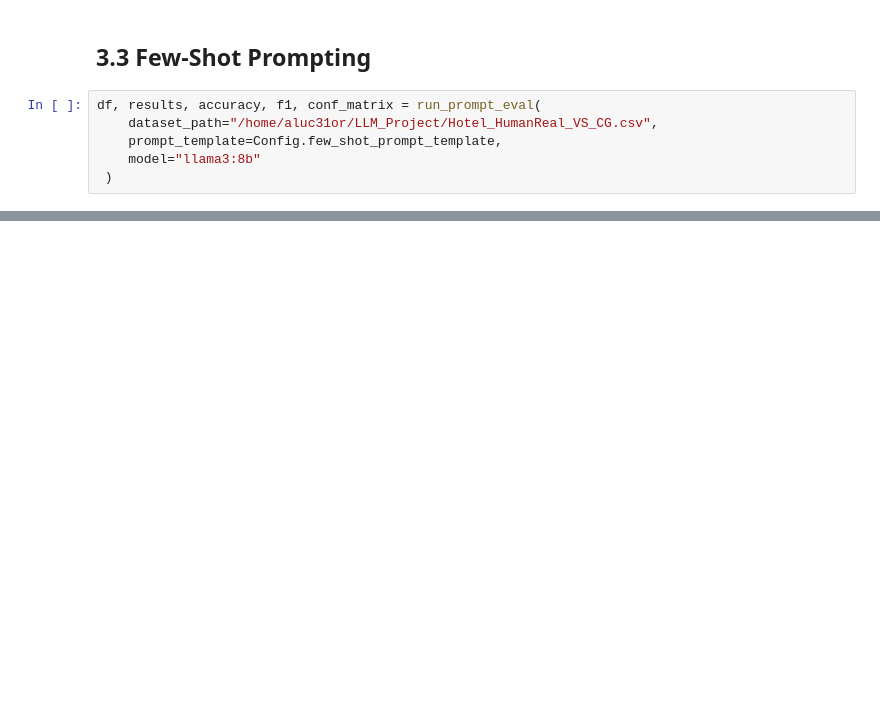
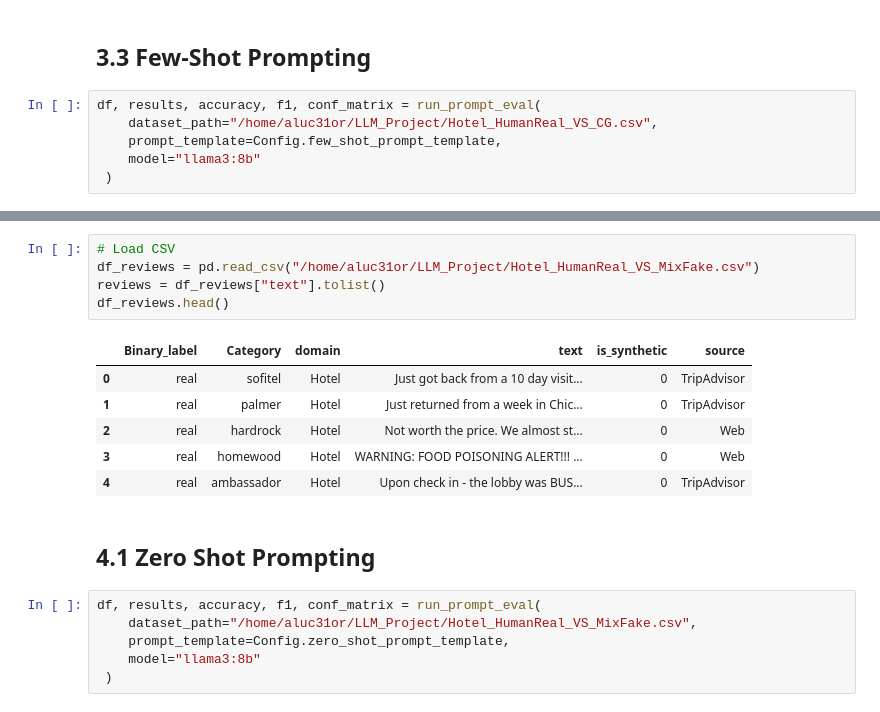
Before and after one commit to KumarJonnala/LLMs-fake-review-detection, a Jupyter notebook: curren_files/Results/llama3_8b/Model_Prompting_ver4&5.ipynb, the cells around one changed output, grey strips where cells are left out. Drawn from its saved outputs; the diff is of its cells as text; blank space fills up the shorter version.

Commit message:
Final results of LLama3:8b

```diff
--- a/curren_files/Results/llama3_8b/Model_Prompting_ver4&5.ipynb
+++ b/curren_files/Results/llama3_8b/Model_Prompting_ver4&5.ipynb
@@ -601,0 +703,20 @@ Confusion Matrix:
+# %%
+# Load CSV
+df_reviews = pd.read_csv("/home/aluc31or/LLM_Project/Hotel_HumanReal_VS_MixFake.csv")
+reviews = df_reviews["text"].tolist()
+df_reviews.head()
+# %% [output]
+|  | Binary_label | Category | domain | text | is_synthetic | source |
+| 0 | real | sofitel | Hotel | Just got back from a 10 day visit... | 0 | TripAdvisor |
+| 1 | real | palmer | Hotel | Just returned from a week in Chic... | 0 | TripAdvisor |
+| 2 | real | hardrock | Hotel | Not worth the price. We almost st... | 0 | Web |
+| 3 | real | homewood | Hotel | WARNING: FOOD POISONING ALERT!!! ... | 0 | Web |
+| 4 | real | ambassador | Hotel | Upon check in - the lobby was BUS... | 0 | TripAdvisor |
+# %% [markdown]
+## 4.1 Zero Shot Prompting
+# %%
+df, results, accuracy, f1, conf_matrix = run_prompt_eval(
+    dataset_path="/home/aluc31or/LLM_Project/Hotel_HumanReal_VS_MixFake.csv",
+    prompt_template=Config.zero_shot_prompt_template,
+    model="llama3:8b"
+ )
```
Also changed, not shown: parts of 38 cells of this notebook, 5 other files.
